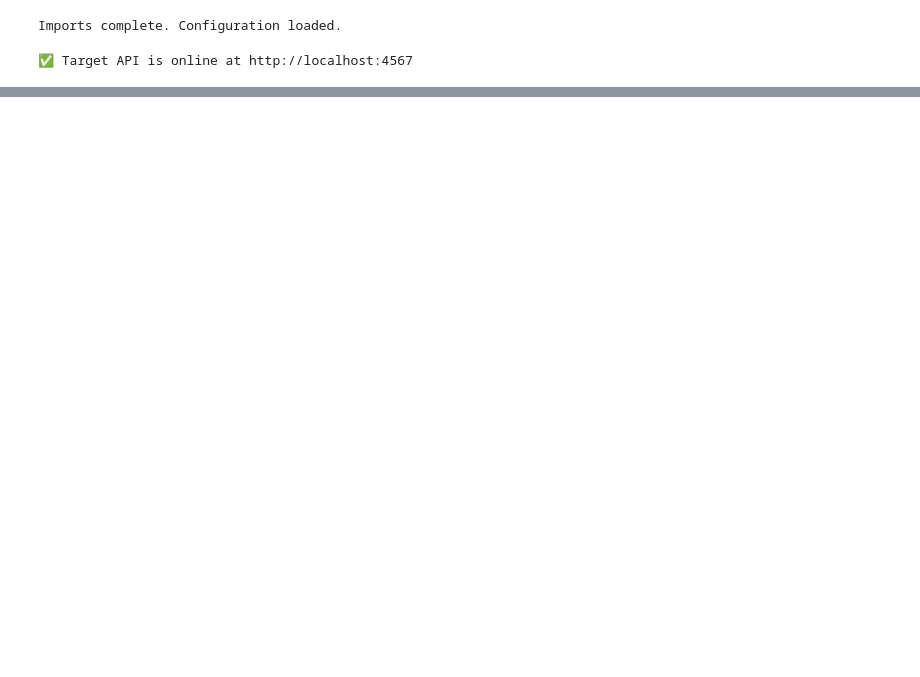
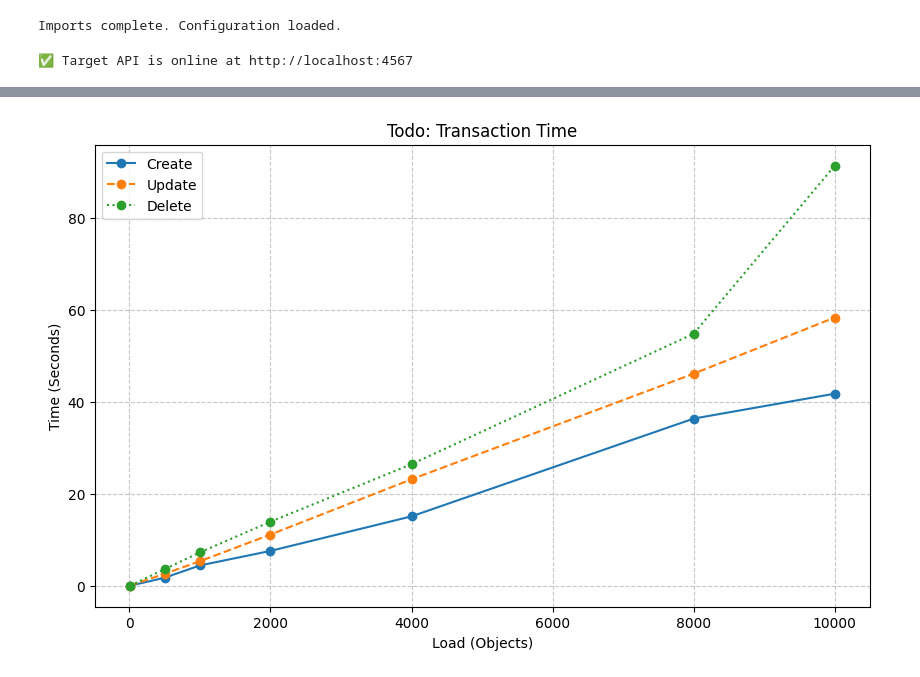
Before and after one commit to Blacklotus89898/Testing-and-validation, a Jupyter notebook: a3/TestViz.ipynb, the cells around one changed output, grey strips where cells are left out. Saved outputs shown, nothing was run; the diff lists cells and outputs as text; code cells hidden in the pictures; blank space fills up the shorter version.

Commit message:
fix: adding graphs and readme updates

```diff
--- a/a3/TestViz.ipynb
+++ b/a3/TestViz.ipynb
@@ -148,0 +169,80 @@ plt.show()
+# %%
+import matplotlib.pyplot as plt
+import pandas as pd
+
+# Ensure dataframe is ready
+df_plot = pd.DataFrame(all_results)
+tester_types = df_plot['type'].unique()
+
+# Loop through each tester type
+for t_type in tester_types:
+    # Filter data for this specific tester
+    subset = df_plot[df_plot['type'] == t_type].sort_values('load_count')
+
+    print(f"--- Generating Plots for {t_type} ---")
+
+    # ==========================================
+    # Graph 1: Transaction Times
+    # ==========================================
+    plt.figure(figsize=(10, 6))
+    plt.plot(subset['load_count'], subset['create_time_sec'], marker='o', label='Create', linestyle='-')
+    plt.plot(subset['load_count'], subset['update_time_sec'], marker='o', label='Update', linestyle='--')
+    plt.plot(subset['load_count'], subset['delete_time_sec'], marker='o', label='Delete', linestyle=':')
+
+    plt.title(f'{t_type}: Transaction Time')
+    plt.ylabel('Time (Seconds)')
+    plt.xlabel('Load (Objects)')
+    plt.grid(True, linestyle='--', alpha=0.7)
+    plt.legend()
+    plt.show()
+
+    # ==========================================
+    # Graph 2: CPU Usage (Per Operation)
+    # ==========================================
+    plt.figure(figsize=(10, 6))
+
+    # Check if we have the granular data available
+    if 'create_cpu_avg' in subset.columns:
+        plt.plot(subset['load_count'], subset['create_cpu_avg'], marker='s', label='Create CPU', linestyle='-')
+        plt.plot(subset['load_count'], subset['update_cpu_avg'], marker='s', label='Update CPU', linestyle='--')
+        plt.plot(subset['load_count'], subset['delete_cpu_avg'], marker='s', label='Delete CPU', linestyle=':')
+        plt.ylabel('CPU Usage (%)')
+        plt.title(f'{t_type}: CPU Usage per Operation')
+    else:
+        # Fallback to aggregate if granular data is missing
+        plt.plot(subset['load_count'], subset['avg_cpu_percent'], marker='s', color='orange', label='Avg CPU')
+        plt.ylabel('Avg CPU Usage (%)')
+        plt.title(f'{t_type}: Average CPU Usage (Aggregated)')
+
+    plt.xlabel('Load (Objects)')
+    plt.grid(True, linestyle='--', alpha=0.7)
+    plt.legend()
+    plt.show()
+
+    # ==========================================
+    # Graph 3: Free RAM (Per Operation)
+    # ==========================================
+    plt.figure(figsize=(10, 6))
+
+    if 'create_ram_avg' in subset.columns:
+        plt.plot(subset['load_count'], subset['create_ram_avg'], marker='^', label='Create RAM', linestyle='-')
+        plt.plot(subset['load_count'], subset['update_ram_avg'], marker='^', label='Update RAM', linestyle='--')
+        plt.plot(subset['load_count'], subset['delete_ram_avg'], marker='^', label='Delete RAM', linestyle=':')
+        plt.ylabel('Free RAM (MB)')
+        plt.title(f'{t_type}: Free RAM per Operation')
+    else:
+        # Fallback
+        if 'avg_memory_free_mb' in subset.columns:
+            plt.plot(subset['load_count'], subset['avg_memory_free_mb'], marker='^', color='green', label='Avg Free RAM')
+            plt.ylabel('Free RAM (MB)')
+            plt.title(f'{t_type}: Avg Free RAM (Aggregated)')
+        else:
+            plt.plot(subset['load_count'], subset['rel_mem_consumed_mb'], marker='^', color='red', label='Consumed RAM')
+            plt.ylabel('Consumed RAM (MB)')
+            plt.title(f'{t_type}: Rel Memory Consumed')
+
+    plt.xlabel('Load (Objects)')
+    plt.grid(True, linestyle='--', alpha=0.7)
+    plt.legend()
+    plt.show()
+# %% [output]
@@ -148,0 +250 @@ plt.show()
+[figure, added]
```
Also changed, not shown: parts of 5 cells of this notebook, 2 other files.
